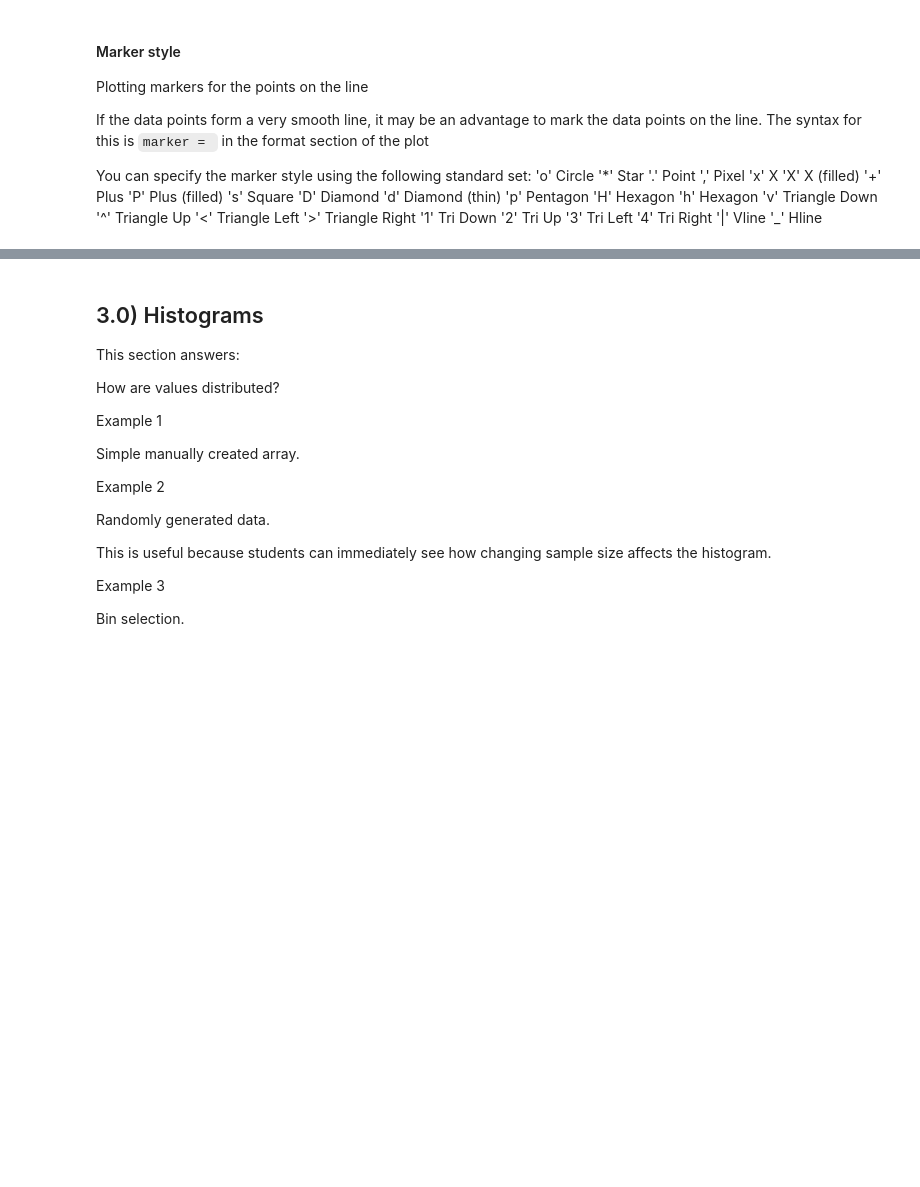
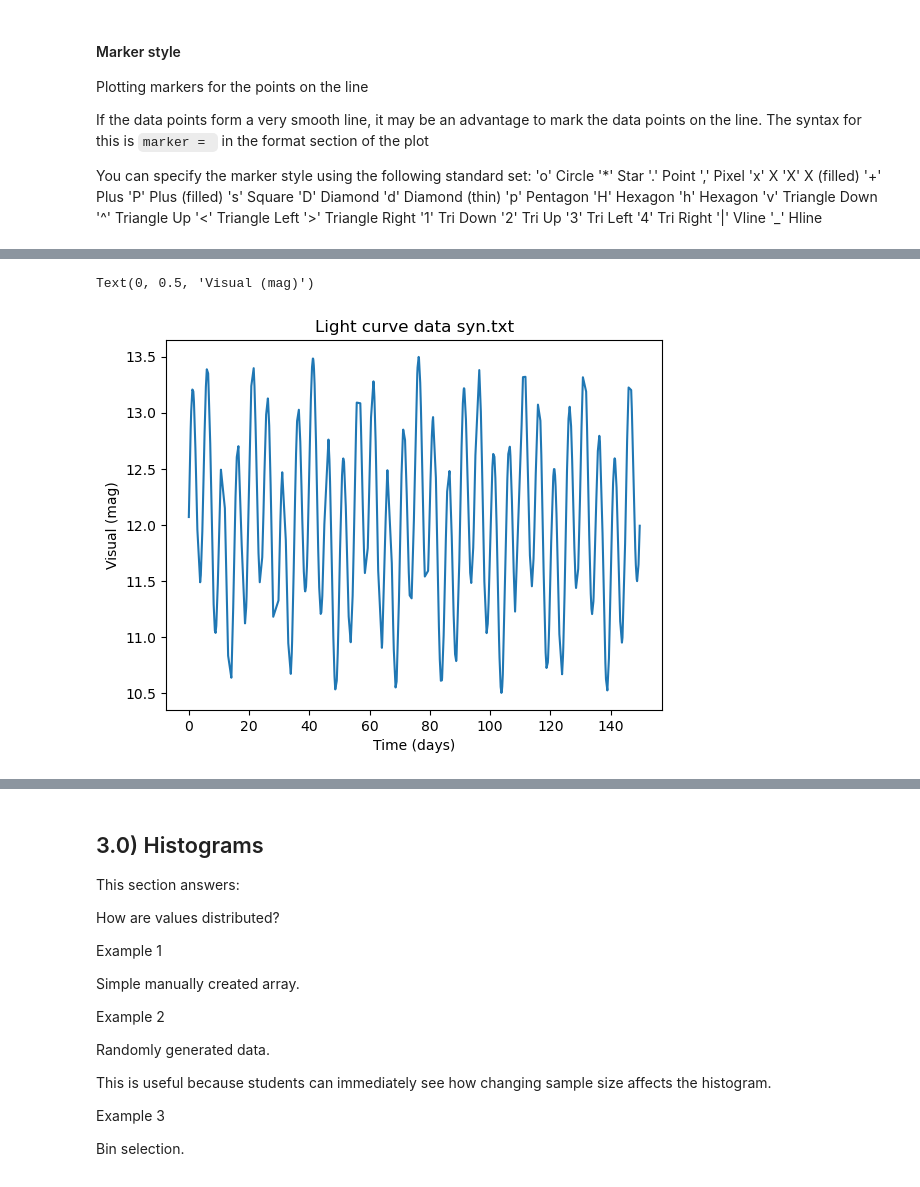
Before and after one commit to drjenncash/SCSU-PAARE-python-intro-tutorials, a Jupyter notebook: Tutorial08_VisualizingData-draft.ipynb, the cells around one changed output, grey strips where cells are left out. Saved outputs shown, nothing was run; the diff lists cells and outputs as text; code cells hidden in the pictures; blank space fills up the shorter version.

```diff
--- a/Tutorial08_VisualizingData-draft.ipynb
+++ b/Tutorial08_VisualizingData-draft.ipynb
@@ -438,0 +432,20 @@ need more info here
+# %%
+# Use the following data file
+file = './data/syn.txt'
+
+# It has space delimiters, with no header line
+lc_data = np.loadtxt(file,delimiter=" ")
+
+#Extract out the columns in the x and y arrays
+x = lc_data[:,0]
+y = lc_data[:,1]
+# %%
+# create your first plot of the data here
+plt.plot(x,y)
+
+plt.title('Light curve data syn.txt')
+plt.xlabel('Time (days)')
+plt.ylabel('Visual (mag)')
+# %% [output]
+Text(0, 0.5, 'Visual (mag)')
+[figure, added]
```
Also changed, not shown: parts of 29 cells of this notebook.
